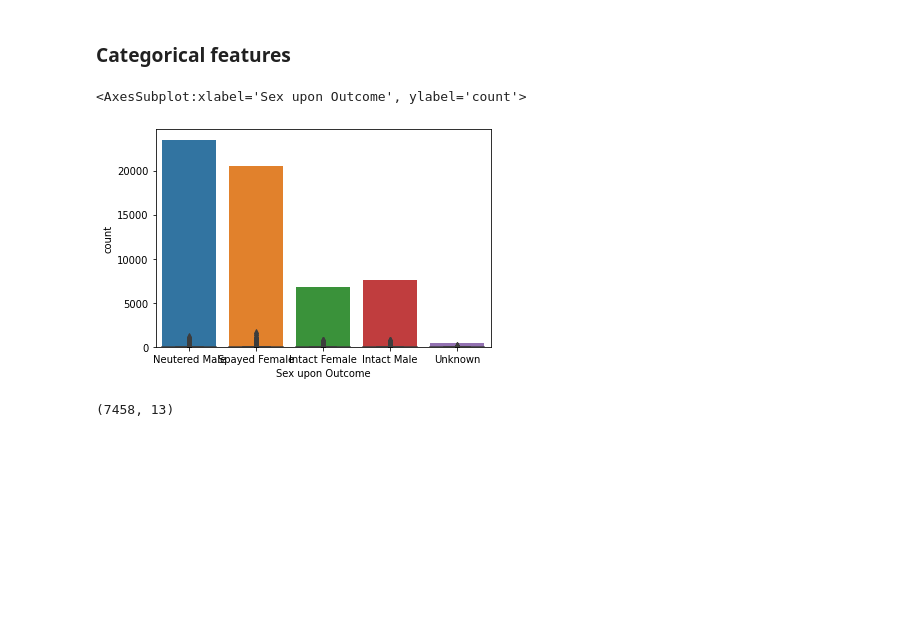
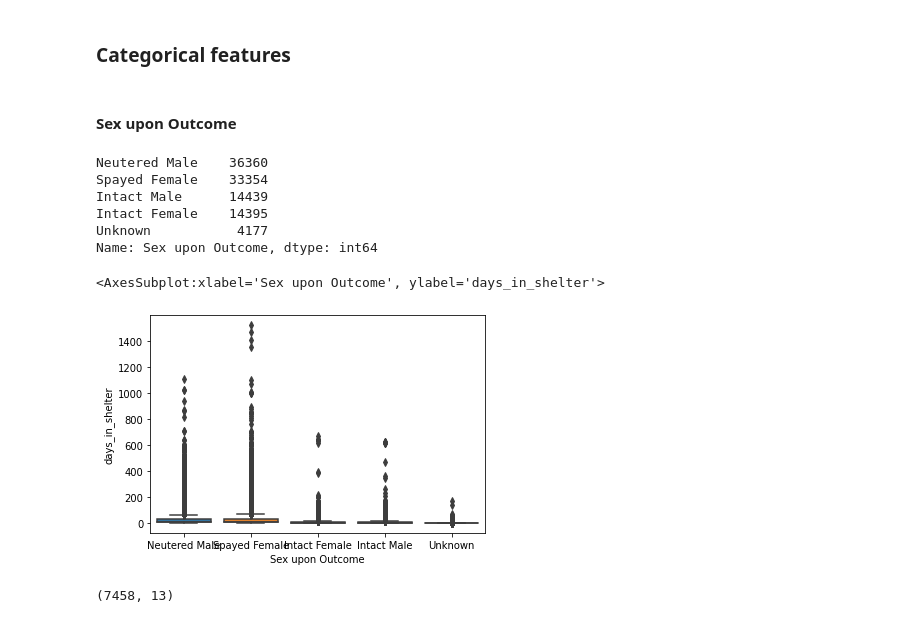
Before and after one commit to anaiscasilva/From_Shelter_to_Love, a Jupyter notebook: notebooks/gmatos51_data_analysis.ipynb, the cells around one changed output. Saved outputs shown, nothing was run; the diff lists cells and outputs as text; code cells hidden in the pictures; blank space fills up the shorter version.

```diff
--- a/notebooks/gmatos51_data_analysis.ipynb
+++ b/notebooks/gmatos51_data_analysis.ipynb
@@ -49,9 +55,9 @@ Next steps we will:
 # %%
 #Dropping irrelevant features
 
-df_intakes.drop(columns = ['Name','MonthYear','Found Location'], inplace = True)
+df_intakes.drop(columns = ['Name','MonthYear','Found Location','Sex upon Intake'], inplace = True)
 df_intakes.rename(columns = {'DateTime':'DateTimeIntake'}, inplace = True)
-df_outcomes.drop(columns = ['Name','MonthYear','Date of Birth','Breed','Color','Animal Type'], inplace = True)
+df_outcomes.drop(columns = ['Name','MonthYear','Date of Birth','Breed','Color','Animal Type', 'Outcome Subtype'], inplace = True)
 df_outcomes.rename(columns = {'DateTime':'DateTimeOutcome'}, inplace = True)
 # %%
 # Sorting all the intakes and outcomes based on Animal ID and DateTime
@@ -77,7 +83,7 @@ Next we will create our target with OutcomeDate - IntakeDate.
 # %%
 # Filtering only dogs
 
-df_filtered = df_merged[df_merged['Animal Type'] == 'Dog'].copy()
+df_filtered = df_merged[(df_merged['Animal Type'] == 'Dog') | (df_merged['Animal Type'] == 'Cat')].copy()
 
 # Calculating the number of days a dog stays in shelter
 
@@ -86,6 +92,5 @@ df_filtered['days_in_shelter'] = np.ceil((df_filtered['DateTimeOutcome'] - df_fi
 # Dropping all the the negatives values (errors in merging datasets) and null values (dogs that are still in shelter)
 
 df_filtered = df_filtered[df_filtered.days_in_shelter > 0]
-df_filtered = df_filtered.drop(columns = 'Animal Type')
 df_filtered.head(2)
 # %% [output]
@@ -97,3 +102,8 @@ df_filtered.head(2)
 # %%
 # Type of each feature
 #df_filtered.dtypes
+
+#Dropping rows with NaNs
+df_filtered.dropna(inplace = True)
+print(df_filtered.shape)
+df_filtered.info()
@@ -147,6 +163,6 @@ df_filtered['age_upon_intake_years'] = dog_age(df_filtered['Age upon Intake'])[1
 df_filtered['age_upon_outcome_months'] = dog_age(df_filtered['Age upon Outcome'])[0]
 df_filtered['age_upon_outcome_years'] = dog_age(df_filtered['Age upon Outcome'])[1]
 # %%
-df_filtered.drop(columns = ['DateTimeIntake', 'DateTimeOutcome','Age upon Intake', 'Age upon Outcome', 'Sex upon Intake'], inplace = True)
+df_filtered.drop(columns = ['DateTimeIntake', 'DateTimeOutcome','Age upon Intake', 'Age upon Outcome'], inplace = True)
 df_filtered.head(2)
 # %% [output]
@@ -186,0 +196,2 @@ Name: days_in_shelter, dtype: float64
+# %% [markdown]
+#### Sex upon Outcome
@@ -186,0 +200,10 @@ Name: days_in_shelter, dtype: float64
+# %%
+df_filtered['Sex upon Outcome'].value_counts()
+df_filtered.drop(
+# %% [output]
+Neutered Male    36360
+Spayed Female    33354
+Intact Male      14439
+Intact Female    14395
+Unknown           4177
+Name: Sex upon Outcome, dtype: int64
@@ -187,9 +221,8 @@ Name: days_in_shelter, dtype: float64
 # %%
 sns.boxplot(x = df_filtered['Sex upon Outcome'], y = df_filtered['days_in_shelter'])
-sns.countplot(x = df_filtered['Sex upon Outcome'])
 # %% [output]
-<AxesSubplot:xlabel='Sex upon Outcome', ylabel='count'>
+<AxesSubplot:xlabel='Sex upon Outcome', ylabel='days_in_shelter'>
-[figure, old version]
+[figure, new version]
 # %%
 df_filtered[df_filtered['days_in_shelter'] > 30].shape
 # %% [output]
```
Also changed, not shown: parts of 14 cells of this notebook.
